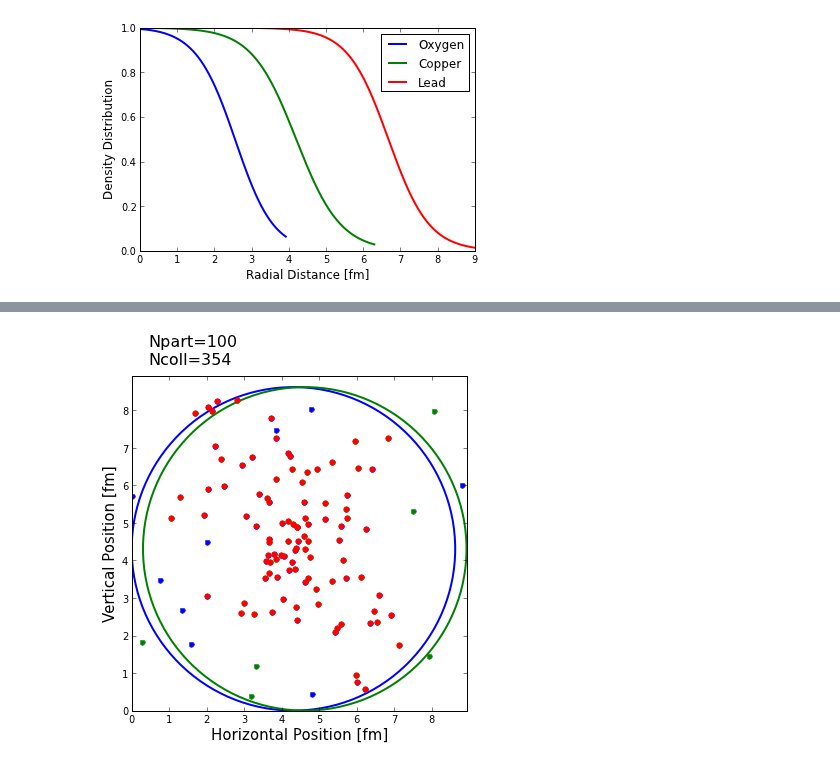
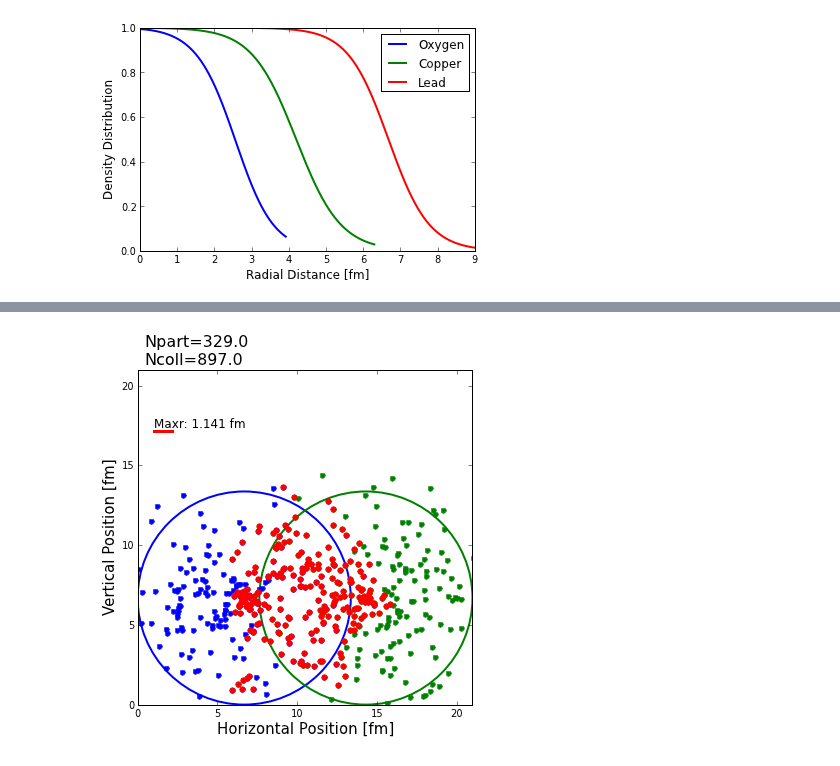
Before and after one commit to jdfreder/MCG, a Jupyter notebook: Project/NuclearInteractions.ipynb, the cells around one changed output, grey strips where cells are left out. Cells and saved outputs as stored; diff of their text form; code cells hidden in the pictures.

```diff
--- a/Project/NuclearInteractions.ipynb
+++ b/Project/NuclearInteractions.ipynb
@@ -4,9 +5,7 @@ Monte Carlo Glauber Model of Nuclear Interactions
 # %%
 from scipy.optimize import curve_fit
 # %%
-N=10.
-R=1.6
-b=1.1*R*rand(N,1)
+#Defining profile parameters for given elements
 w={'C':0,'O':-.051,'Al':0,'S':0,'Ca':-.161,'Ni':-.1308,'Cu':0,'W':0,'Au':0,'Pb':0,'U':0}
 A={'C':12,'O':16,'Al':27,'S':32,'Ca':40,'Ni':58,'Cu':63,'W':186,'Au':197,'Pb':208,'U':238}
 R={'C':2.47,'O':2.608,'Al':3.07,'S':3.458,'Ca':3.76,'Ni':4.309,'Cu':4.2,'W':6.51,'Au':6.38,'Pb':6.68,'U':6.68}
@@ -84,6 +89,7 @@ grid(which='major',axis='x')
 [figure]
 # %%
 def WoodsSaxon(y):
+    """Returns the Woods-Saxon Density profile for given element or atomic number"""
     A={'C':12,'O':16,'Al':27,'S':32,'Ca':40,'Ni':58,'Cu':63,'W':186,'Au':197,'Pb':208,'U':238}
     if type(y)==str:
         x=y
@@ -95,6 +101,6 @@ def WoodsSaxon(y):
     w={'C':0,'O':-.051,'Al':0,'S':0,'Ca':-.161,'Ni':-.1308,'Cu':0,'W':0,'Au':0,'Pb':0,'U':0}
     R={'C':2.47,'O':2.608,'Al':3.07,'S':3.458,'Ca':3.76,'Ni':4.309,'Cu':4.2,'W':6.51,'Au':6.38,'Pb':6.68,'U':6.68}
     r=arange(0,1.5*R[x]+.01,.01)
-    Rho=(1+w[x]*r**2/R[x]**2)/(1+e**((r-R[x])/a[x]))
+    Rho=(1+w[x]*(r**2)/(R[x]**2))/(1+e**((r-R[x])/a[x]))
     return Rho
 # %%
@@ -179,19 +297,22 @@ for i in Colide2[:,0]:
 # %%
-N1=plt.Circle((Rni,Rni),Rni,color='b',fill=False,lw=2)
-N2=plt.Circle((Rni+b,Rni),Rni,color='g',fill=False,lw=2)
+#Plots the results of the last collision
+N1=plt.Circle((Rp,Rp),Rp,color='b',fill=False,lw=2)
+N2=plt.Circle((Rp+b[N-1],Rp),Rp,color='g',fill=False,lw=2)
 fig = plt.gcf()
 ax = plt.gca()
-ax.plot(Rni+Nucleus1[:,0]*cos(Nucleus1[:,1]),Rni+Nucleus1[:,0]*sin(Nucleus1[:,1]),'b.',ms=10)
-ax.plot(Rni+b+Nucleus2[:,0]*cos(Nucleus2[:,1]),Rni+Nucleus2[:,0]*sin(Nucleus2[:,1]),'g.',ms=10)
-ax.plot(Rni+Colide1[:,0]*cos(Colide1[:,1]),Rni+Colide1[:,0]*sin(Colide1[:,1]),'r.',ms=11)
-ax.plot(Rni+b+Colide2[:,0]*cos(Colide2[:,1]),Rni+Colide2[:,0]*sin(Colide2[:,1]),'r.',ms=11)
+ax.plot(Rp+Nucleus1[:,0]*cos(Nucleus1[:,1]),Rp+Nucleus1[:,0]*sin(Nucleus1[:,1]),'b.',ms=10)
+ax.plot(Rp+b[N-1]+Nucleus2[:,0]*cos(Nucleus2[:,1]),Rp+Nucleus2[:,0]*sin(Nucleus2[:,1]),'g.',ms=10)
+ax.plot(Rp+Colide1[:,0]*cos(Colide1[:,1]),Rp+Colide1[:,0]*sin(Colide1[:,1]),'r.',ms=11)
+ax.plot(Rp+b[N-1]+Colide2[:,0]*cos(Colide2[:,1]),Rp+Colide2[:,0]*sin(Colide2[:,1]),'r.',ms=11)
+ax.annotate('Npart='+str(Npart[0])+'\nNcoll='+str(Ncoll[0]),xy=(1,0),xytext=(.5,2*Rp+b[N-1]+.3),fontsize=16)
+ax.annotate('Maxr: '+str(Maxr)[:5]+' fm',xy=(0,2*Rp),xytext=(1.,2*Rp+.2+.5*b[N-1]),fontsize=12)
 fig.gca().add_artist(N1)
 fig.gca().add_artist(N2)
-ax.annotate('Npart='+str(Npart)+'\nNcoll='+str(Ncoll),xy=(1,0),xytext=(.5,2*Rni+b+.3),fontsize=16)
-xlim((0,2*Rni+b))
-ylim((0,2*Rni+b))
+plot([1,Maxr+1],[2*Rp+.5*b[N-1],2*Rp+.5*b[N-1]],color='r',ls='-',lw=3)
+xlim((0,2*Rp+b[N-1]))
+ylim((0,2*Rp+b[N-1]))
 xlabel('Horizontal Position [fm]',fontsize=15)
 ylabel('Vertical Position [fm]',fontsize=15)
 fig.set_size_inches(6,6)
 # %% [output]
-[figure, old version]
+[figure, new version]
```
Also changed, not shown: parts of 18 cells of this notebook.
